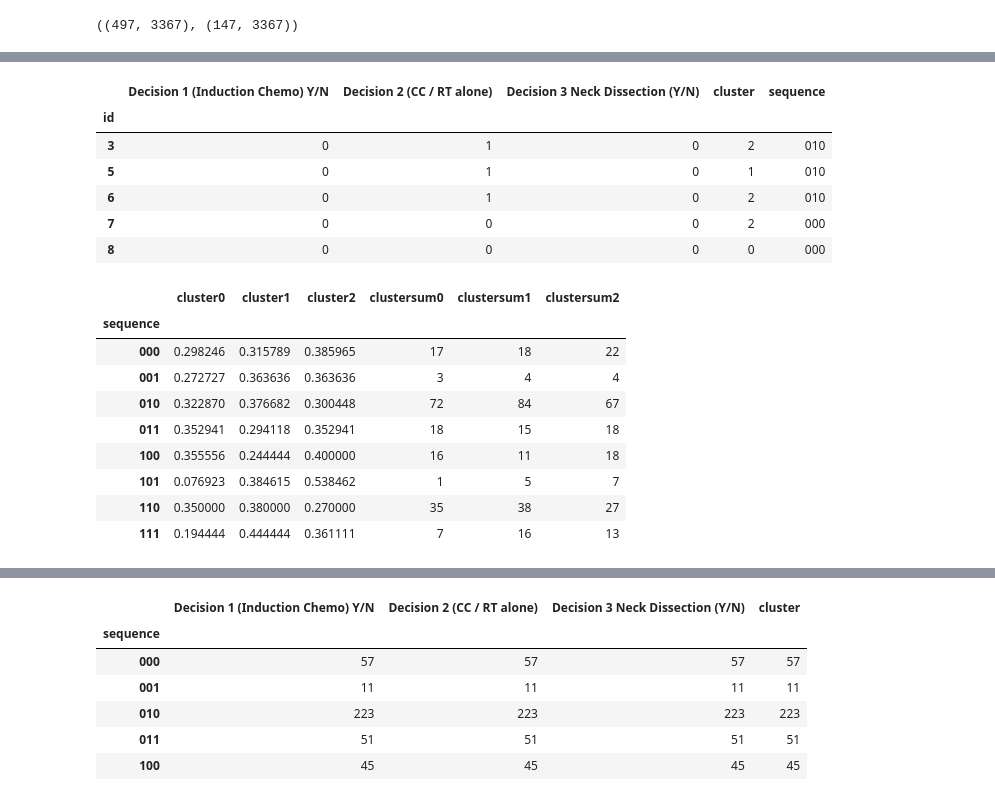
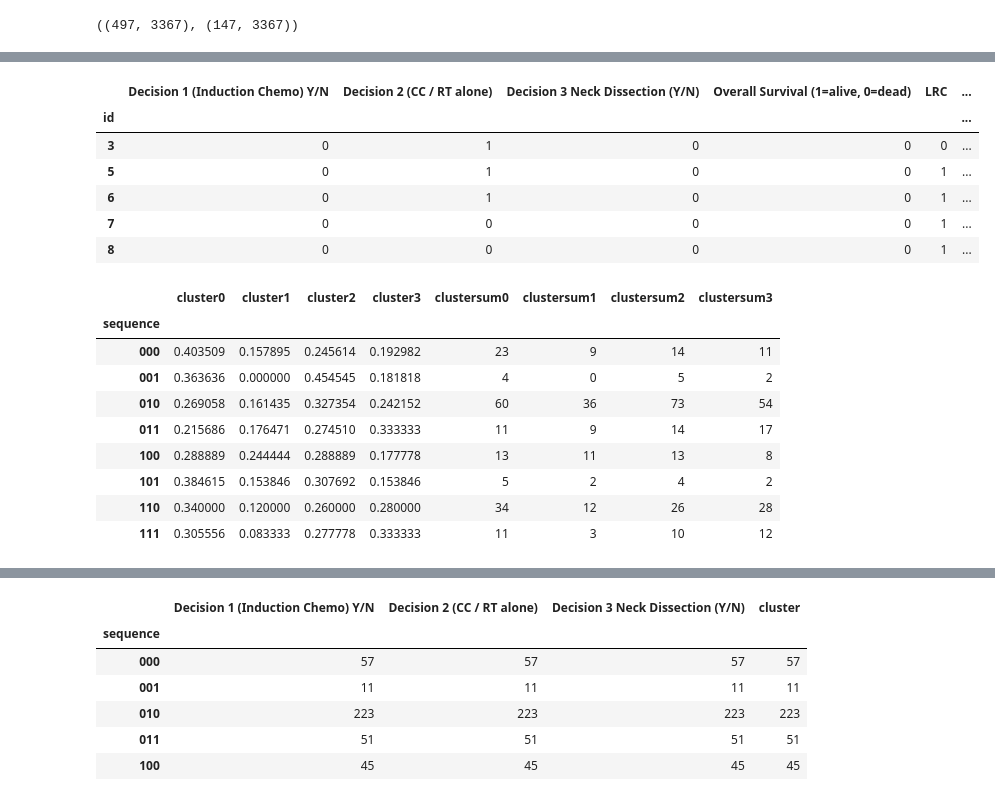
Before and after one commit to uic-evl/DigitalTwinVis, a Jupyter notebook: python/RadiomicClustering.ipynb, the cells around one changed output, grey strips where cells are left out. Drawn from its saved outputs; the diff is of its cells as text; code cells hidden in the pictures.

```diff
--- a/python/RadiomicClustering.ipynb
+++ b/python/RadiomicClustering.ipynb
@@ -46,7 +46,7 @@ class Encoder(torch.nn.Module):
     def __init__(self,
                  input_shape,
                  embedding_size = 5,
-                 hidden_dims = [200,200],
+                 hidden_dims = [1000,1000],
                  input_dropout = .1,
                  pre_embedding_dropout = 0,
                  activation = torch.nn.ReLU,
@@ -79,7 +79,7 @@ class Decoder(torch.nn.Module):
     def __init__(self,
                  output_shape,
                  embedding_size = 5,
-                 hidden_dims = [200,200],
+                 hidden_dims = [1000,1000],
                  penultimate_dropout = .1,
                  embedding_dropout = 0,
                  activation = None,
@@ -160,7 +160,7 @@ class RadiomicsVAE(L.LightningModule):
         optimizer = torch.optim.Adam(self.parameters(), lr=self.lr)
         return optimizer
 
-model = RadiomicsVAE(x.shape[1],5,lr=.0001,kld_weight=0.1)
+model = RadiomicsVAE(x.shape[1],10,lr=.000001,kld_weight=0.1)
 model
 # %% [output]
 RadiomicsVAE(
@@ -183,12 +183,12 @@ RadiomicsVAE(
 # %%
 from lightning.pytorch.callbacks.early_stopping import EarlyStopping
 
-BATCHSIZE = 50
+BATCHSIZE = 5
 [xtrain,xval] = [torch.from_numpy(rm.loc[ids].values.astype('float')).type(torch.float32) for ids in [train_ids,test_ids]]
 normalize = lambda xx: (xx - xtrain.mean(axis=0))/(xtrain.std(axis=0) + .1)
 convert = lambda x: torch.utils.data.DataLoader(normalize(x),batch_size=BATCHSIZE)
-es = EarlyStopping(monitor='val_loss',mode='min',patience=20)
-trainer = L.Trainer(max_epochs=1000,callbacks=[es])
+es = EarlyStopping(monitor='val_loss',mode='min',patience=200)
+trainer = L.Trainer(max_epochs=10000,callbacks=[es])
 torch.set_float32_matmul_precision('medium')
 trainer.fit(model,convert(xtrain),convert(xval))
 # %% [output]
@@ -271,9 +378,9 @@ pd.read_csv('../data/radiomics_embeddings.csv')
 import matplotlib.pyplot as plt
 from sklearn.cluster import KMeans, OPTICS, DBSCAN
 from sklearn.decomposition import PCA
-# clusters = DBSCAN(eps=.1).fit_predict(embedding)
+# clusters = DBSCAN().fit_predict(embedding)
 # clusters = OPTICS().fit_predict(embedding)
-clusters = KMeans(3).fit_predict(embedding)
+clusters = KMeans(4).fit_predict(embedding)
 plotvals = embedding
 if embedding.shape[1] > 2:
     plotvals = PCA(2).fit_transform(embedding)
@@ -304,20 +411,21 @@ pd.read_csv('../data/radiomics_clusters.csv').set_index("id")
 # %%
 from Preprocessing import DTDataset
 from Constants import Const
 
 df = DTDataset().get_data()
-df = df[Const.decisions]
+df = df[Const.decisions+Const.timeseries_censoring]
 df = df.merge(temp,on='id')
 df['sequence'] = df[Const.decisions].apply(lambda x: ''.join([str(i) for i in x]),axis=1)
+df['outcomes'] = df[Const.timeseries_censoring].apply(lambda x: ''.join([str(i) for i in x]),axis=1)
 df.head()
 # %% [output]
-|  | Decision 1 (Induction Chemo) Y/N | Decision 2 (CC / RT alone) | Decision 3 Neck Dissection (Y/N) | cluster | sequence |
-| id |  |  |  |  |  |
-| 3 | 0 | 1 | 0 | 2 | 010 |
-| 5 | 0 | 1 | 0 | 1 | 010 |
-| 6 | 0 | 1 | 0 | 2 | 010 |
-| 7 | 0 | 0 | 0 | 2 | 000 |
-| 8 | 0 | 0 | 0 | 0 | 000 |
+|  | Decision 1 (Induction Chemo) Y/N | Decision 2 (CC / RT alone) | Decision 3 Neck Dissection (Y/N) | Overall Survival (1=alive, 0=dead) | LRC | ... |
+| id |  |  |  |  |  | ... |
+| 3 | 0 | 1 | 0 | 0 | 0 | ... |
+| 5 | 0 | 1 | 0 | 0 | 1 | ... |
+| 6 | 0 | 1 | 0 | 0 | 1 | ... |
+| 7 | 0 | 0 | 0 | 0 | 1 | ... |
+| 8 | 0 | 0 | 0 | 0 | 1 | ... |
 # %%
 tempdf = pd.get_dummies(df['cluster']).astype('int').merge(df['sequence'],on='id')
 tempdf1 = tempdf.groupby('sequence').mean()
@@ -327,13 +435,13 @@ tempdf2.columns = ['clustersum' + str(c) for c in tempdf2.columns]
 tempdf = tempdf1.merge(tempdf2,on='sequence')
 tempdf
 # %% [output]
-|  | cluster0 | cluster1 | cluster2 | clustersum0 | clustersum1 | clustersum2 |
-| sequence |  |  |  |  |  |  |
-| 000 | 0.298246 | 0.315789 | 0.385965 | 17 | 18 | 22 |
-| 001 | 0.272727 | 0.363636 | 0.363636 | 3 | 4 | 4 |
-| 010 | 0.322870 | 0.376682 | 0.300448 | 72 | 84 | 67 |
-| 011 | 0.352941 | 0.294118 | 0.352941 | 18 | 15 | 18 |
-| 100 | 0.355556 | 0.244444 | 0.400000 | 16 | 11 | 18 |
-| 101 | 0.076923 | 0.384615 | 0.538462 | 1 | 5 | 7 |
-| 110 | 0.350000 | 0.380000 | 0.270000 | 35 | 38 | 27 |
-| 111 | 0.194444 | 0.444444 | 0.361111 | 7 | 16 | 13 |
+|  | cluster0 | cluster1 | cluster2 | cluster3 | clustersum0 | clustersum1 | clustersum2 | clustersum3 |
+| sequence |  |  |  |  |  |  |  |  |
+| 000 | 0.403509 | 0.157895 | 0.245614 | 0.192982 | 23 | 9 | 14 | 11 |
+| 001 | 0.363636 | 0.000000 | 0.454545 | 0.181818 | 4 | 0 | 5 | 2 |
+| 010 | 0.269058 | 0.161435 | 0.327354 | 0.242152 | 60 | 36 | 73 | 54 |
+| 011 | 0.215686 | 0.176471 | 0.274510 | 0.333333 | 11 | 9 | 14 | 17 |
+| 100 | 0.288889 | 0.244444 | 0.288889 | 0.177778 | 13 | 11 | 13 | 8 |
+| 101 | 0.384615 | 0.153846 | 0.307692 | 0.153846 | 5 | 2 | 4 | 2 |
+| 110 | 0.340000 | 0.120000 | 0.260000 | 0.280000 | 34 | 12 | 26 | 28 |
+| 111 | 0.305556 | 0.083333 | 0.277778 | 0.333333 | 11 | 3 | 10 | 12 |
```
Also changed, not shown: parts of 16 cells of this notebook, 14 other files.
